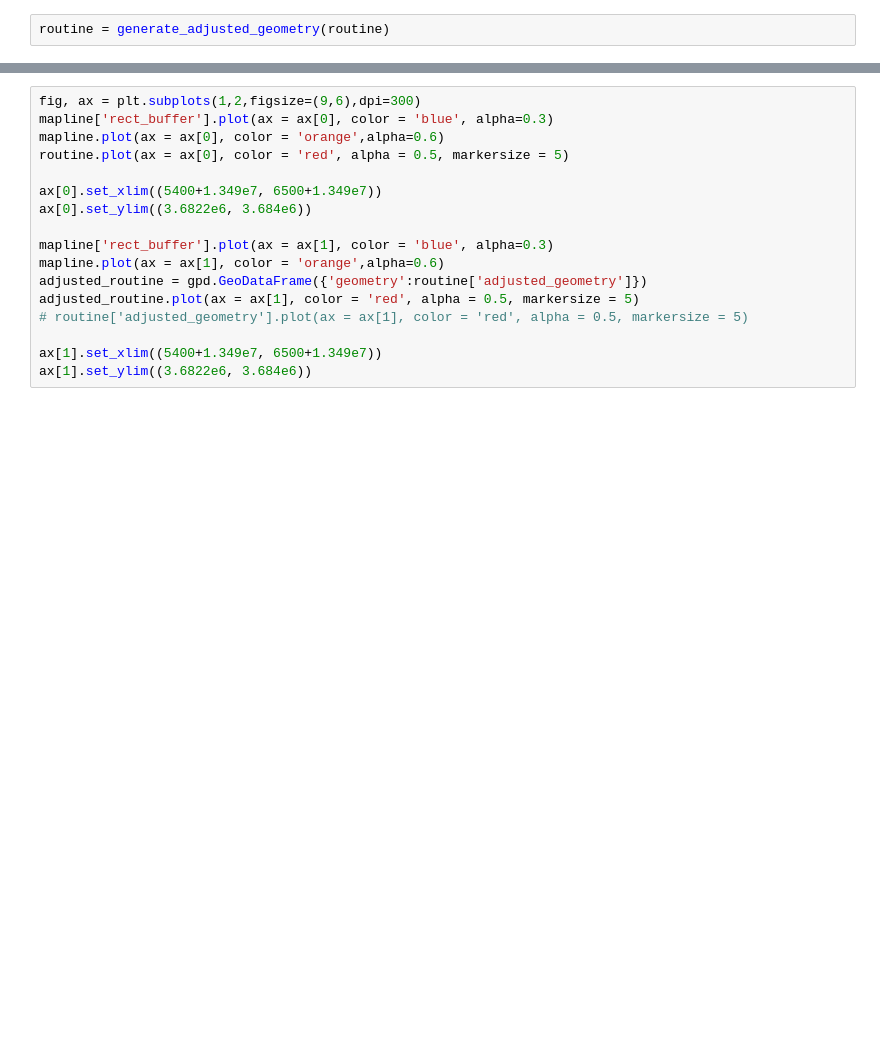
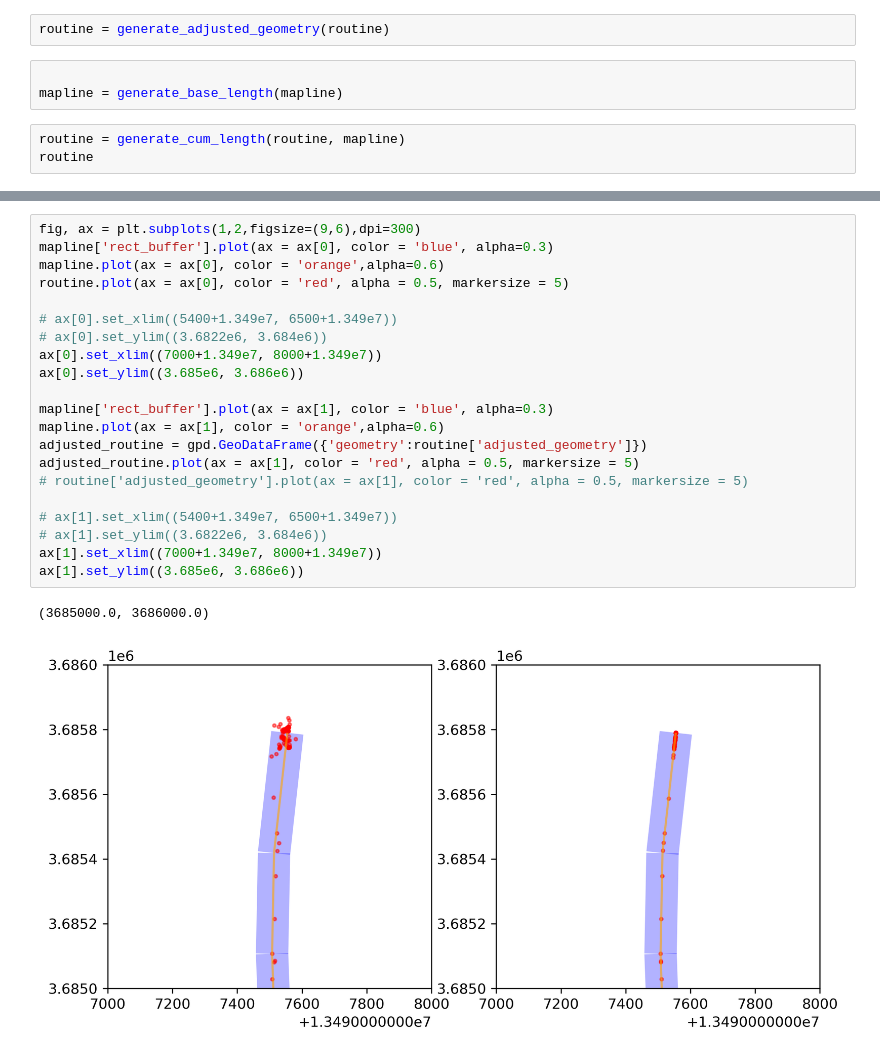
Before and after one commit to Eightina/Tranportation-Statistics-Course-Design, a Jupyter notebook: dataview.ipynb, the cells around one changed output, grey strips where cells are left out. Drawn from its saved outputs; the diff is of its cells as text; blank space fills up the shorter version.

```diff
--- a/dataview.ipynb
+++ b/dataview.ipynb
@@ -42,2 +46,8 @@ routine.head(2)
 # %%
 routine = generate_adjusted_geometry(routine)
+# %%
+
+mapline = generate_base_length(mapline)
+# %%
+routine = generate_cum_length(routine, mapline)
+routine
@@ -44,20 +68,27 @@ routine = generate_adjusted_geometry(routine)
 # %%
 fig, ax = plt.subplots(1,2,figsize=(9,6),dpi=300)
 mapline['rect_buffer'].plot(ax = ax[0], color = 'blue', alpha=0.3)
 mapline.plot(ax = ax[0], color = 'orange',alpha=0.6)
 routine.plot(ax = ax[0], color = 'red', alpha = 0.5, markersize = 5)
 
-ax[0].set_xlim((5400+1.349e7, 6500+1.349e7))
-ax[0].set_ylim((3.6822e6, 3.684e6))
+# ax[0].set_xlim((5400+1.349e7, 6500+1.349e7))
+# ax[0].set_ylim((3.6822e6, 3.684e6))
+ax[0].set_xlim((7000+1.349e7, 8000+1.349e7))
+ax[0].set_ylim((3.685e6, 3.686e6))
 
 mapline['rect_buffer'].plot(ax = ax[1], color = 'blue', alpha=0.3)
 mapline.plot(ax = ax[1], color = 'orange',alpha=0.6)
 adjusted_routine = gpd.GeoDataFrame({'geometry':routine['adjusted_geometry']})
 adjusted_routine.plot(ax = ax[1], color = 'red', alpha = 0.5, markersize = 5)
 # routine['adjusted_geometry'].plot(ax = ax[1], color = 'red', alpha = 0.5, markersize = 5)
 
-ax[1].set_xlim((5400+1.349e7, 6500+1.349e7))
-ax[1].set_ylim((3.6822e6, 3.684e6))
+# ax[1].set_xlim((5400+1.349e7, 6500+1.349e7))
+# ax[1].set_ylim((3.6822e6, 3.684e6))
+ax[1].set_xlim((7000+1.349e7, 8000+1.349e7))
+ax[1].set_ylim((3.685e6, 3.686e6))
+# %% [output]
+(3685000.0, 3686000.0)
+[figure, added]
 # %%
 # testline = LineString([(0, 0), (1, 1), (0, 2), (2, 2), (3, 1), (1, 0)])
 testlines = gpd.GeoSeries([LineString([(0, 0), (1, 1)]),
```
Also changed, not shown: parts of 7 cells of this notebook, 3 other files.
